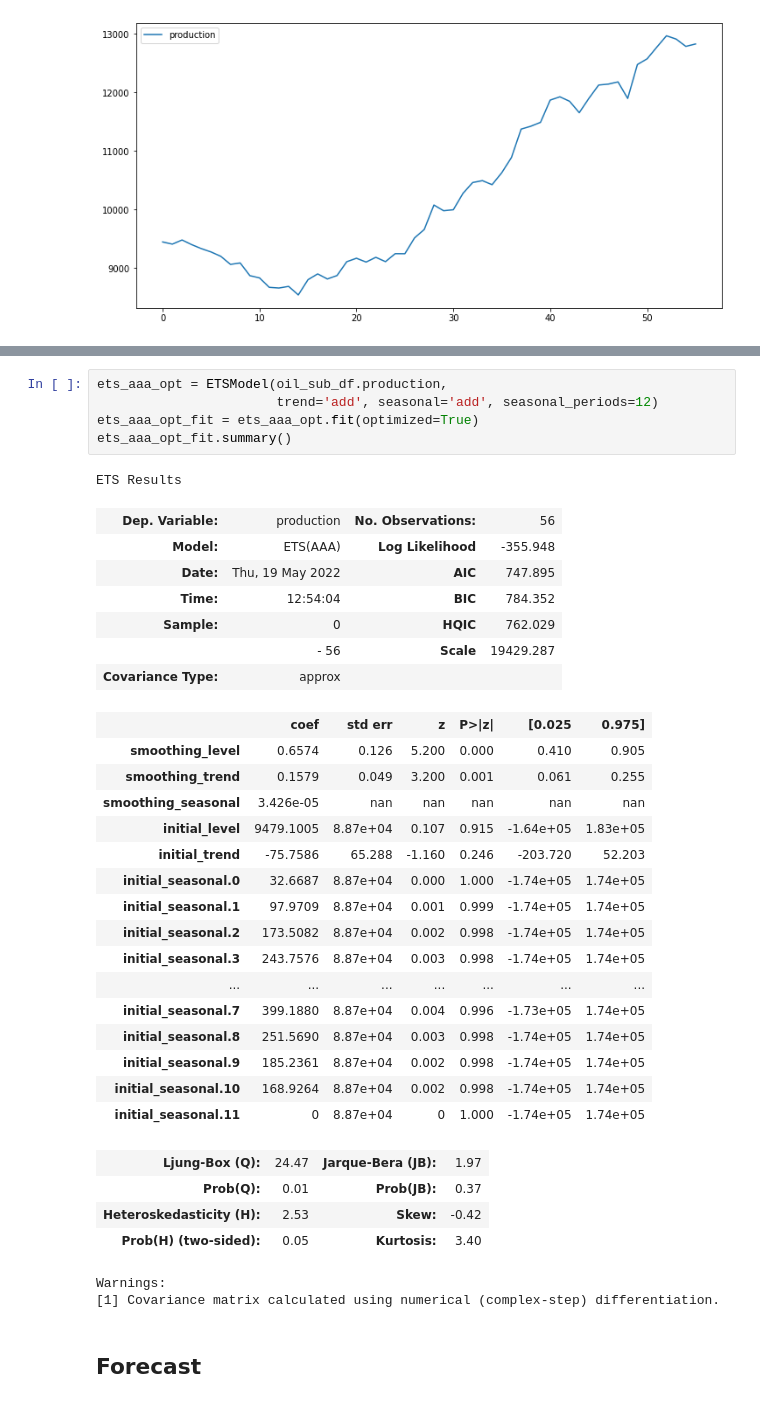
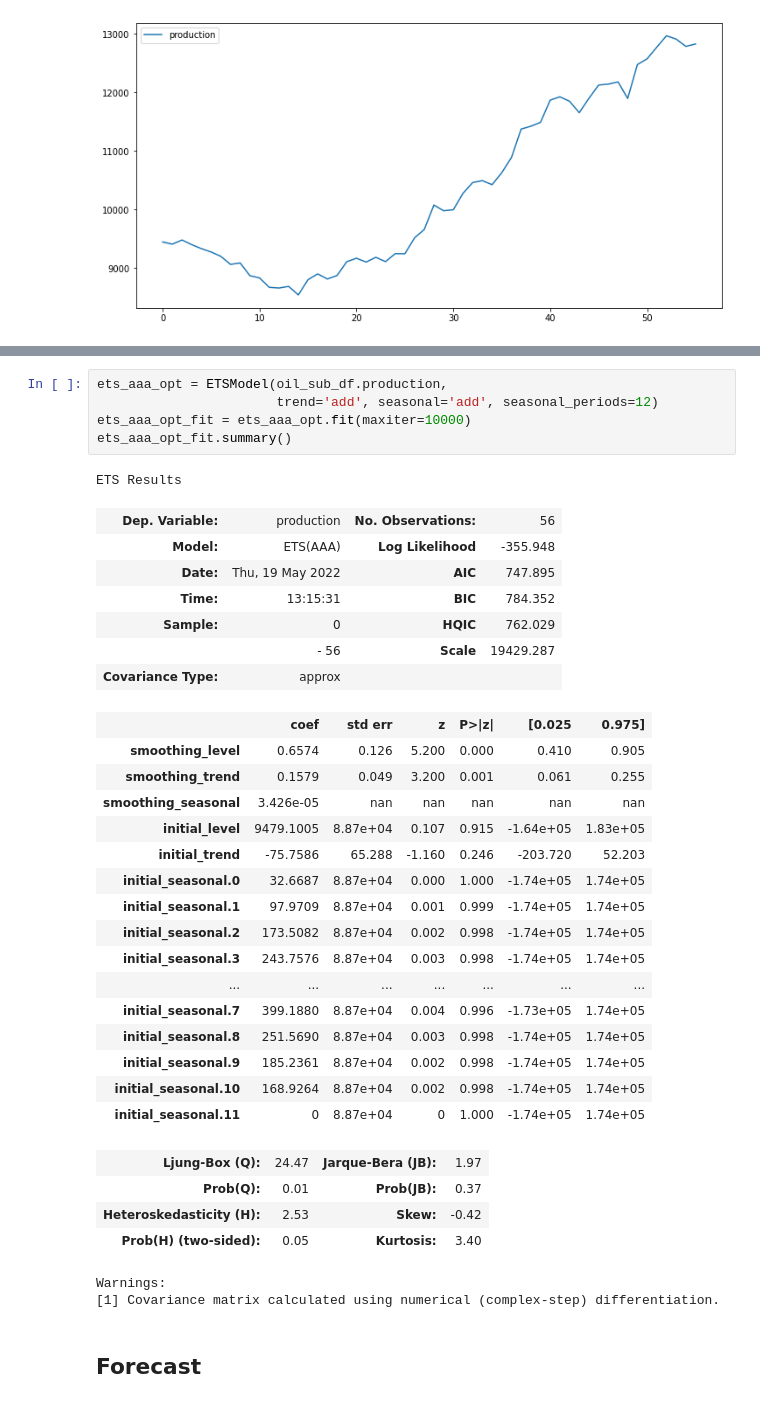
Before and after one commit to swilsonmfc/timeseries, a Jupyter notebook: Smoothing.ipynb, the cells around one changed output, grey strips where cells are left out. Drawn from its saved outputs; the diff is of its cells as text.

```diff
--- a/Smoothing.ipynb
+++ b/Smoothing.ipynb
@@ -556,14 +556,14 @@ Warnings:
 # %%
 ets_aaa_opt = ETSModel(oil_sub_df.production,
                        trend='add', seasonal='add', seasonal_periods=12)
-ets_aaa_opt_fit = ets_aaa_opt.fit(optimized=True)
+ets_aaa_opt_fit = ets_aaa_opt.fit(maxiter=10000)
 ets_aaa_opt_fit.summary()
 # %% [output]
 ETS Results
 | Dep. Variable: | production | No. Observations: | 56 |
 | Model: | ETS(AAA) | Log Likelihood | -355.948 |
 | Date: | Thu, 19 May 2022 | AIC | 747.895 |
-| Time: | 12:54:04 | BIC | 784.352 |
+| Time: | 13:15:31 | BIC | 784.352 |
 | Sample: | 0 | HQIC | 762.029 |
 |  | - 56 | Scale | 19429.287 |
 | Covariance Type: | approx |  |  |
```
Also changed, not shown: parts of 19 cells of this notebook.
